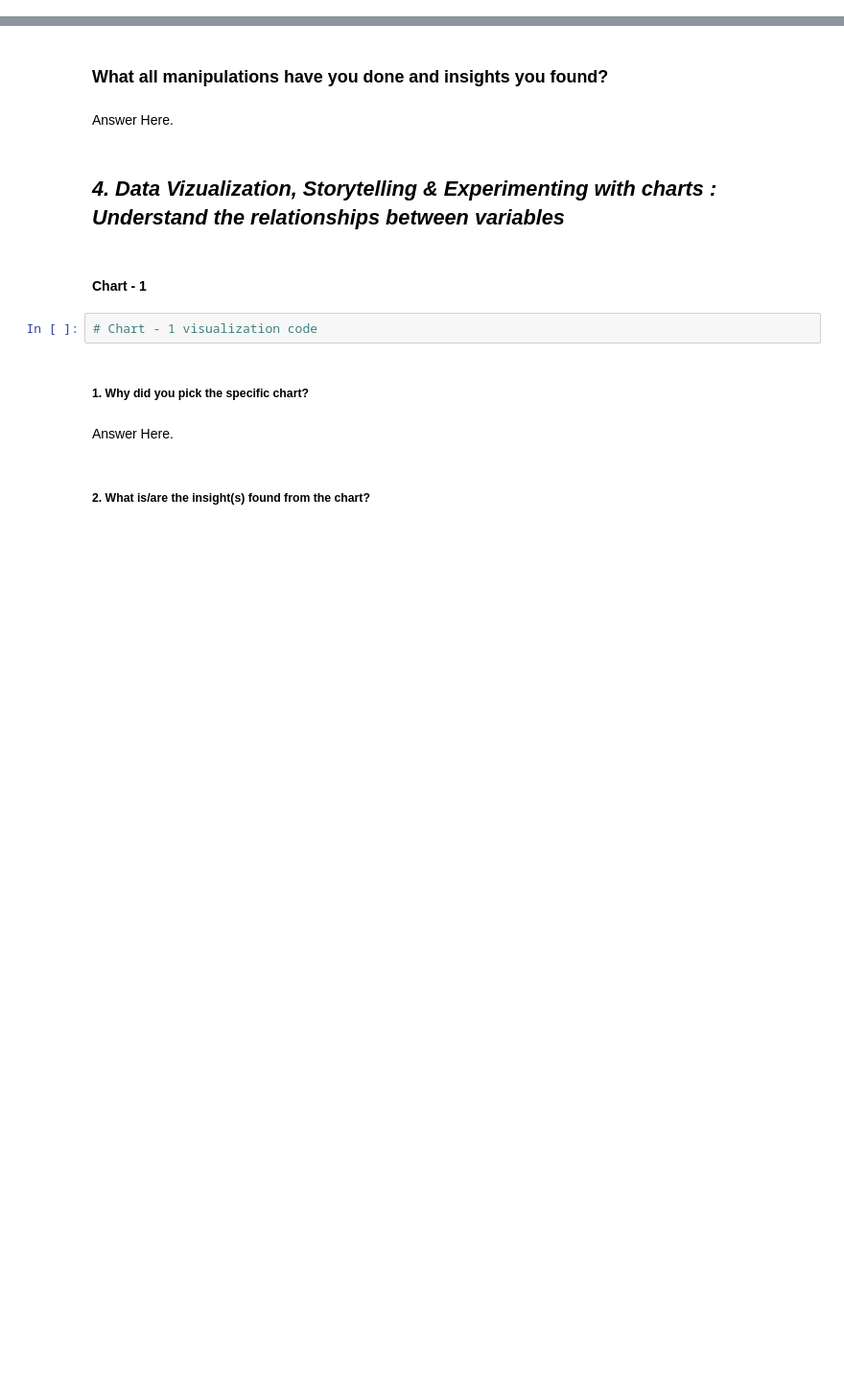
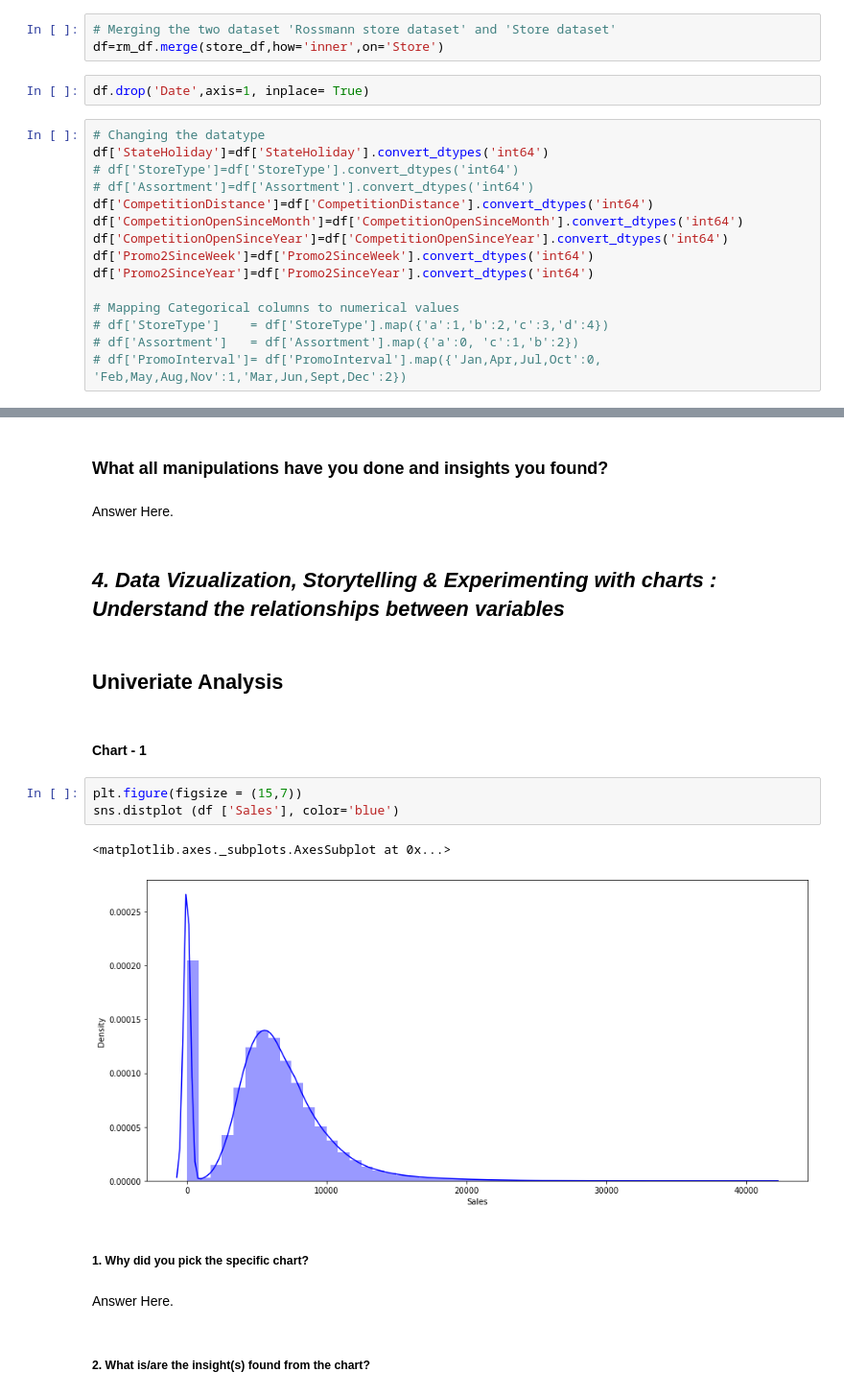
Before and after one commit to Ajay07pandey/Retail-sale-prediction-of-a-drug-store., a Jupyter notebook: Retail_sale_pridiction_analysis.ipynb, the cells around one changed output, grey strips where cells are left out. Shown at 96% size. Cells and saved outputs as stored; diff of their text form; blank space fills up the shorter version.

```diff
--- a/Retail_sale_pridiction_analysis.ipynb
+++ b/Retail_sale_pridiction_analysis.ipynb
@@ -538,0 +587,20 @@ Name: DayOfWeek, dtype: int64
+# %%
+# Merging the two dataset 'Rossmann store dataset' and 'Store dataset'
+df=rm_df.merge(store_df,how='inner',on='Store')
+# %%
+df.drop('Date',axis=1, inplace= True)
+# %%
+# Changing the datatype
+df['StateHoliday']=df['StateHoliday'].convert_dtypes('int64')
+# df['StoreType']=df['StoreType'].convert_dtypes('int64')
+# df['Assortment']=df['Assortment'].convert_dtypes('int64')
+df['CompetitionDistance']=df['CompetitionDistance'].convert_dtypes('int64')
+df['CompetitionOpenSinceMonth']=df['CompetitionOpenSinceMonth'].convert_dtypes('int64')
+df['CompetitionOpenSinceYear']=df['CompetitionOpenSinceYear'].convert_dtypes('int64')
+df['Promo2SinceWeek']=df['Promo2SinceWeek'].convert_dtypes('int64')
+df['Promo2SinceYear']=df['Promo2SinceYear'].convert_dtypes('int64')
+
+# Mapping Categorical columns to numerical values
+# df['StoreType']    = df['StoreType'].map({'a':1,'b':2,'c':3,'d':4})
+# df['Assortment']   = df['Assortment'].map({'a':0, 'c':1,'b':2})
+# df['PromoInterval']= df['PromoInterval'].map({'Jan,Apr,Jul,Oct':0, 'Feb,May,Aug,Nov':1,'Mar,Jun,Sept,Dec':2})
@@ -549,10 +694,16 @@ plt.ylim(5000,7000)
 Answer Here.
 # %% [markdown]
 ## ***4. Data Vizualization, Storytelling & Experimenting with charts : Understand the relationships between variables***
+# %% [markdown]
+## Univeriate Analysis
 # %% [markdown]
 #### Chart - 1
-# %%
-# Chart - 1 visualization code
+# %%
+plt.figure(figsize = (15,7))
+sns.distplot (df ['Sales'], color='blue')
+# %% [output]
+<matplotlib.axes._subplots.AxesSubplot at 0x...>
+[figure, added]
 # %% [markdown]
 ##### 1. Why did you pick the specific chart?
 # %% [markdown]
```
Also changed, not shown: parts of 57 cells of this notebook.
